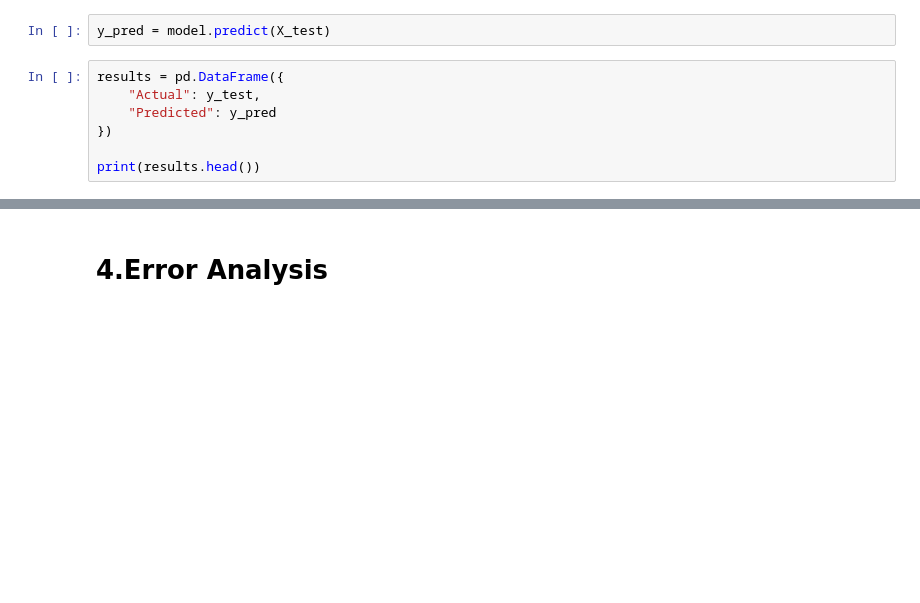
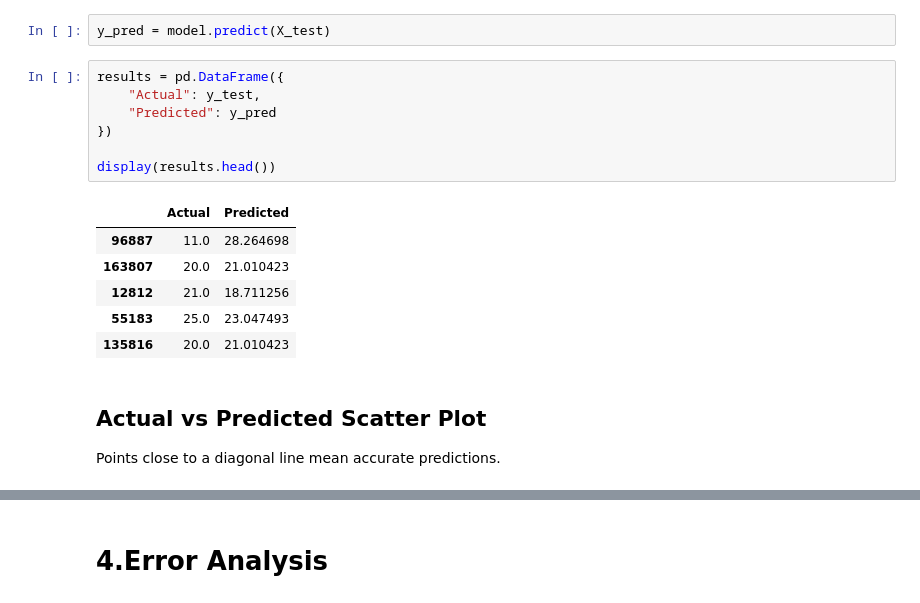
Before and after one commit to Paramjitsingh7/AI-mini-project-group-62, a Jupyter notebook: notebook/water_consumptionmodel.ipynb, the cells around one changed output, grey strips where cells are left out. Saved outputs shown, nothing was run; the diff lists cells and outputs as text; blank space fills up the shorter version.

```diff
--- a/notebook/water_consumptionmodel.ipynb
+++ b/notebook/water_consumptionmodel.ipynb
@@ -181,10 +172,20 @@ y_pred = model.predict(X_test)
 # %%
 results = pd.DataFrame({
     "Actual": y_test,
     "Predicted": y_pred
 })
 
-print(results.head())
+display(results.head())
+# %% [output]
+|  | Actual | Predicted |
+| 96887 | 11.0 | 28.264698 |
+| 163807 | 20.0 | 21.010423 |
+| 12812 | 21.0 | 18.711256 |
+| 55183 | 25.0 | 23.047493 |
+| 135816 | 20.0 | 21.010423 |
+# %% [markdown]
+## Actual vs Predicted Scatter Plot
+Points close to a diagonal line mean accurate predictions.
 # %%
 plt.figure(figsize=(8, 6))
 plt.scatter(y_test, y_pred, alpha=0.3)
```
Also changed, not shown: parts of 24 cells of this notebook.
